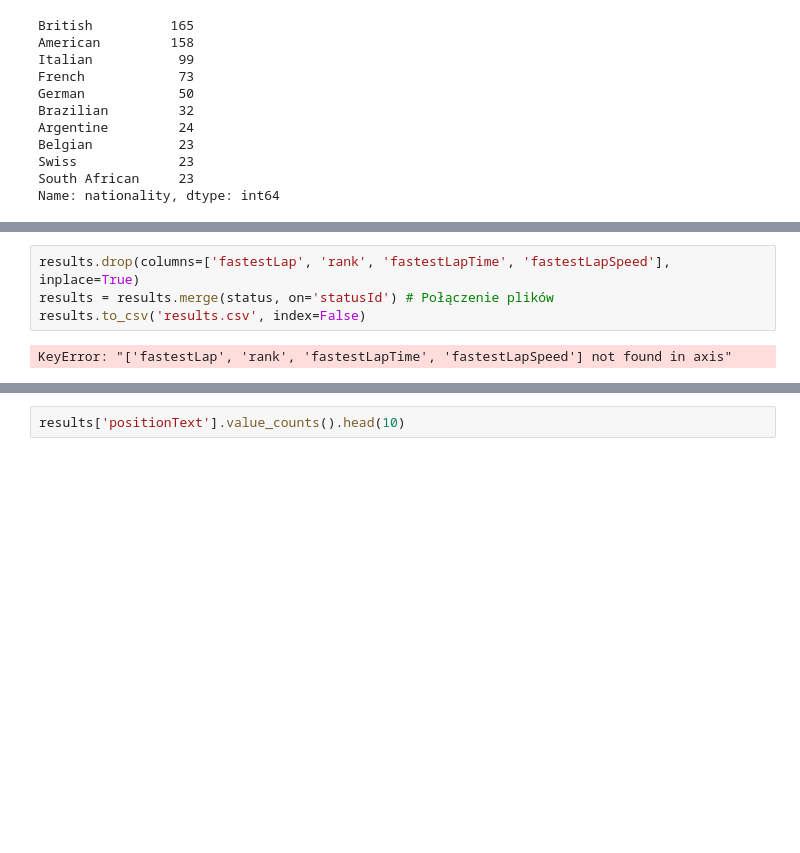
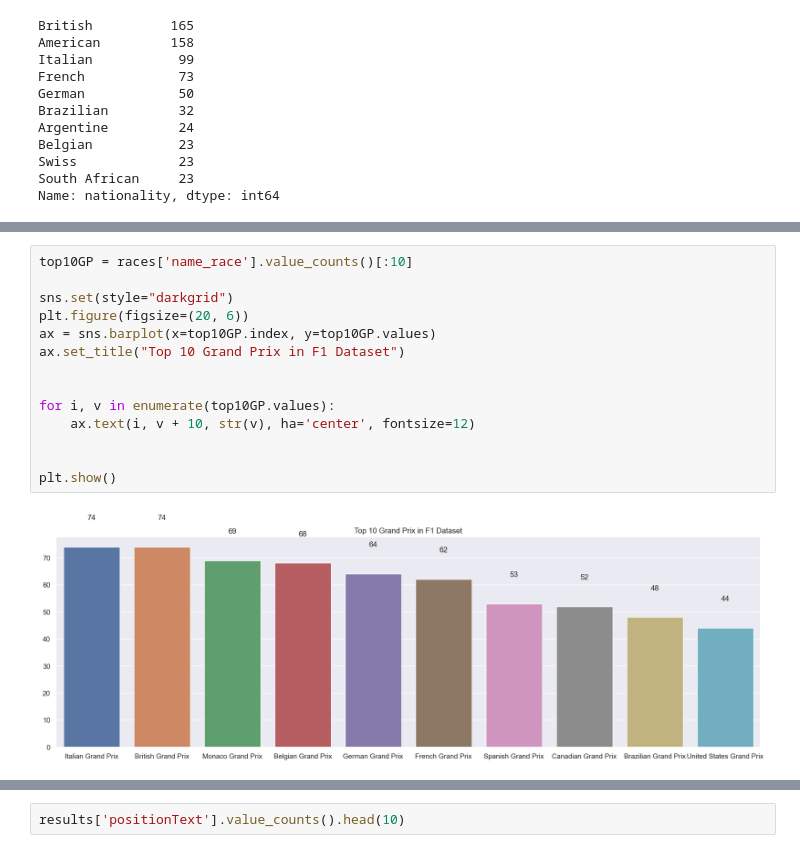
Before and after one commit to nataliaskrzypczak/python-data-analyses, a Jupyter notebook: Formula 1/F1 stats/data mining.ipynb, the cells around one changed output, grey strips where cells are left out. Cells and saved outputs as stored; diff of their text form; blank space fills up the shorter version.

```diff
--- a/Formula 1/F1 stats/data mining.ipynb
+++ b/Formula 1/F1 stats/data mining.ipynb
@@ -95,6 +199,16 @@ plt.show()
-# %%
-results.drop(columns=['fastestLap', 'rank', 'fastestLapTime', 'fastestLapSpeed'], inplace=True)
-results = results.merge(status, on='statusId') # Połączenie plików
-results.to_csv('results.csv', index=False)
-# %% [output]
-KeyError: "['fastestLap', 'rank', 'fastestLapTime', 'fastestLapSpeed'] not found in axis"
+# %%
+top10GP = races['name_race'].value_counts()[:10]
+
+sns.set(style="darkgrid")
+plt.figure(figsize=(20, 6))
+ax = sns.barplot(x=top10GP.index, y=top10GP.values)
+ax.set_title("Top 10 Grand Prix in F1 Dataset")
+
+
+for i, v in enumerate(top10GP.values):
+    ax.text(i, v + 10, str(v), ha='center', fontsize=12)
+
+
+plt.show()
+# %% [output]
+[figure, added]
```
Also changed, not shown: parts of 24 cells of this notebook.
